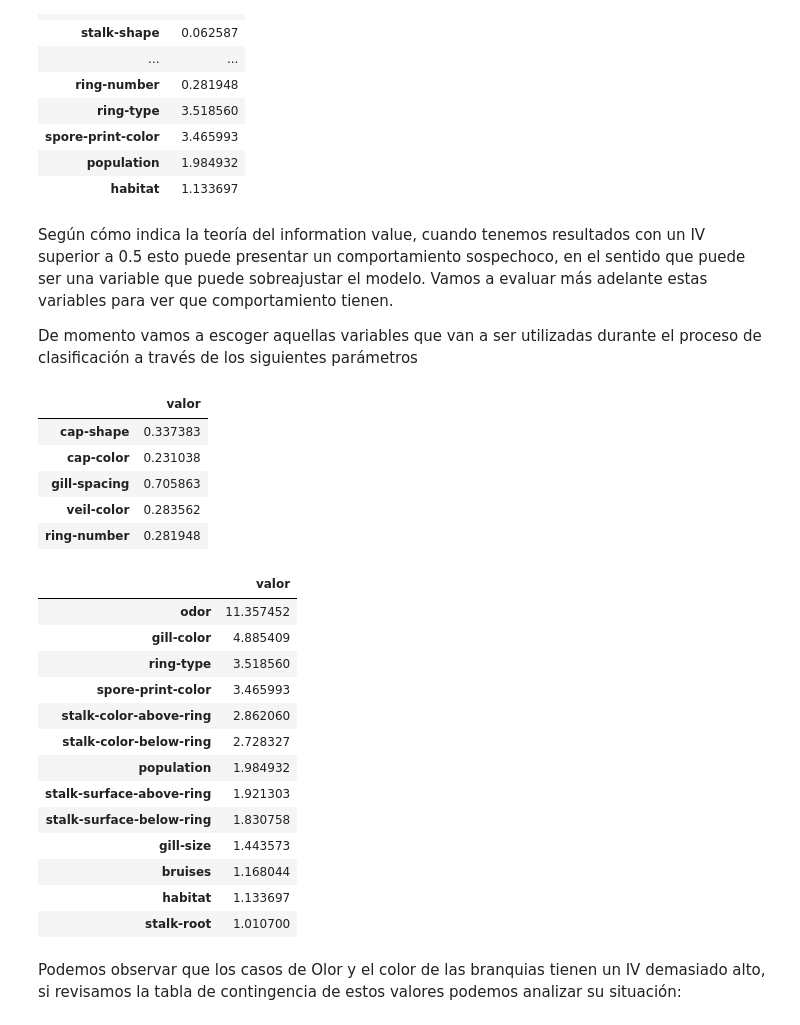
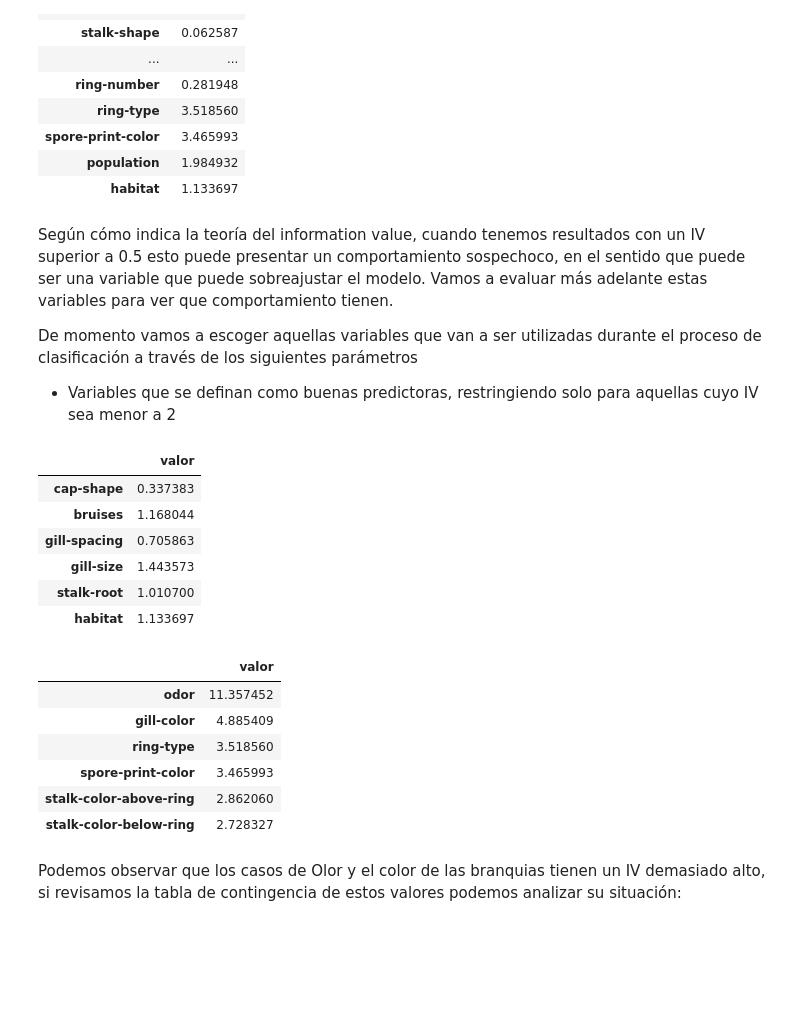
Before and after one commit to pinnzonandres/Proyecto_MLII, a Jupyter notebook: notebooks/exploration.ipynb, the cells around one changed output. Cells and saved outputs as stored; diff of their text form; code cells hidden in the pictures; blank space fills up the shorter version.

```diff
--- a/notebooks/exploration.ipynb
+++ b/notebooks/exploration.ipynb
@@ -377,34 +399,30 @@ iv_result
 Según cómo indica la teoría del information value, cuando tenemos resultados con un IV superior a 0.5 esto puede presentar un comportamiento sospechoco, en el sentido que puede ser una variable que puede sobreajustar el modelo. Vamos a evaluar más adelante estas variables para ver que comportamiento tienen.
 
 De momento vamos a escoger aquellas variables que van a ser utilizadas durante el proceso de clasificación a través de los siguientes parámetros
+- Variables que se definan como buenas predictoras, restringiendo solo para aquellas cuyo IV sea menor a 2
 # %%
 # Para obtener una cantidad de variables suficiente, vamos a mantener aquellas variables con un IV entre 0.2 y 1
-selected = iv_result.query("valor >= 0.2 & valor <= 1")
+selected = iv_result.query("valor >= 0.3 & valor <= 1.5")
 selected
 # %% [output]
 |  | valor |
 | cap-shape | 0.337383 |
-| cap-color | 0.231038 |
+| bruises | 1.168044 |
 | gill-spacing | 0.705863 |
-| veil-color | 0.283562 |
-| ring-number | 0.281948 |
+| gill-size | 1.443573 |
+| stalk-root | 1.010700 |
+| habitat | 1.133697 |
 # %%
-iv_result.query("valor > 1 ").sort_values('valor', ascending=False)
+super_iv = iv_result.query("valor > 2 ").sort_values('valor', ascending=False)
+super_iv
 # %% [output]
 |  | valor |
 | odor | 11.357452 |
 | gill-color | 4.885409 |
 | ring-type | 3.518560 |
 | spore-print-color | 3.465993 |
 | stalk-color-above-ring | 2.862060 |
 | stalk-color-below-ring | 2.728327 |
-| population | 1.984932 |
-| stalk-surface-above-ring | 1.921303 |
-| stalk-surface-below-ring | 1.830758 |
-| gill-size | 1.443573 |
-| bruises | 1.168044 |
-| habitat | 1.133697 |
-| stalk-root | 1.010700 |
 # %% [markdown]
 Podemos observar que los casos de Olor y el color de las branquias tienen un IV demasiado alto, si revisamos la tabla de contingencia de estos valores podemos analizar su situación:
 # %%
```
Also changed, not shown: parts of 19 cells of this notebook.
